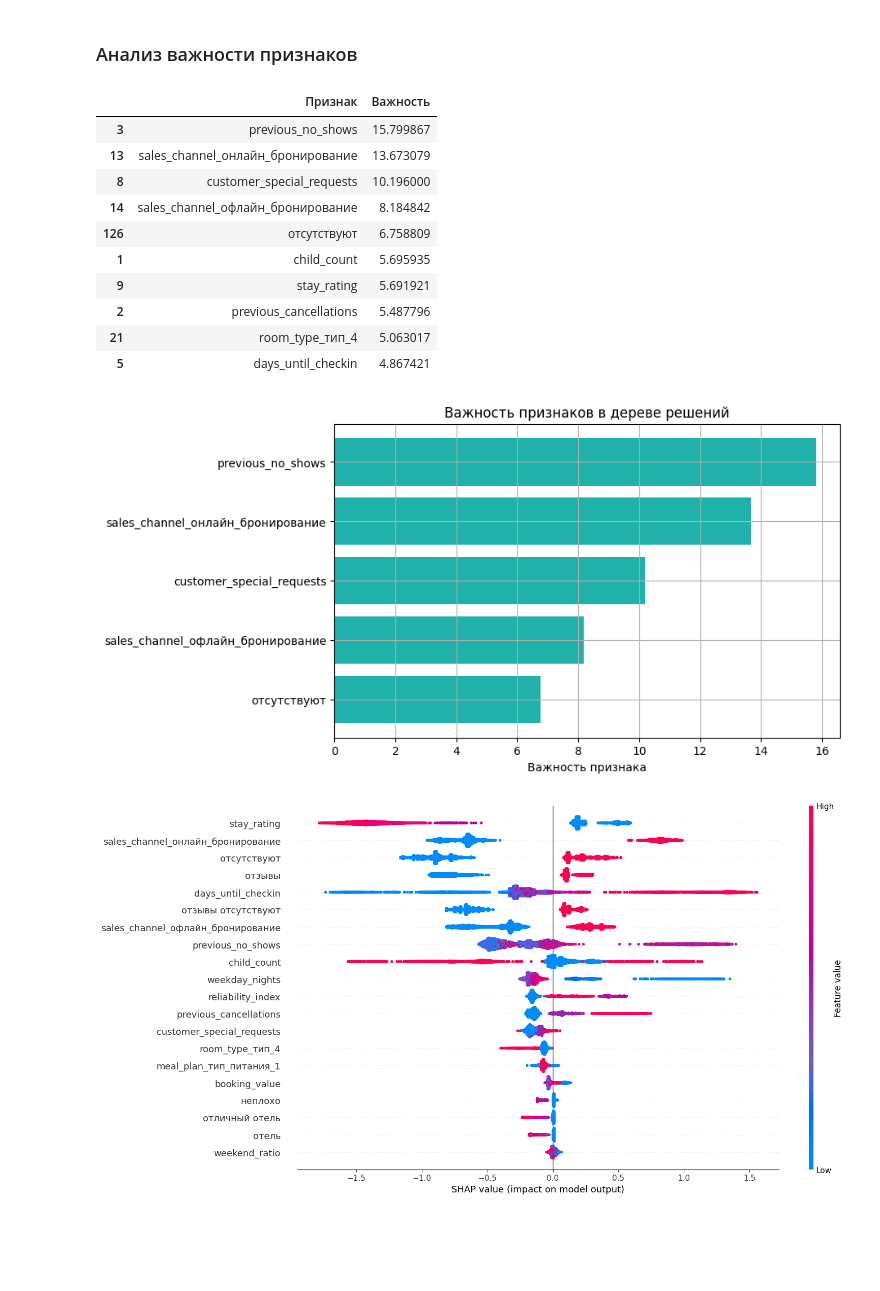
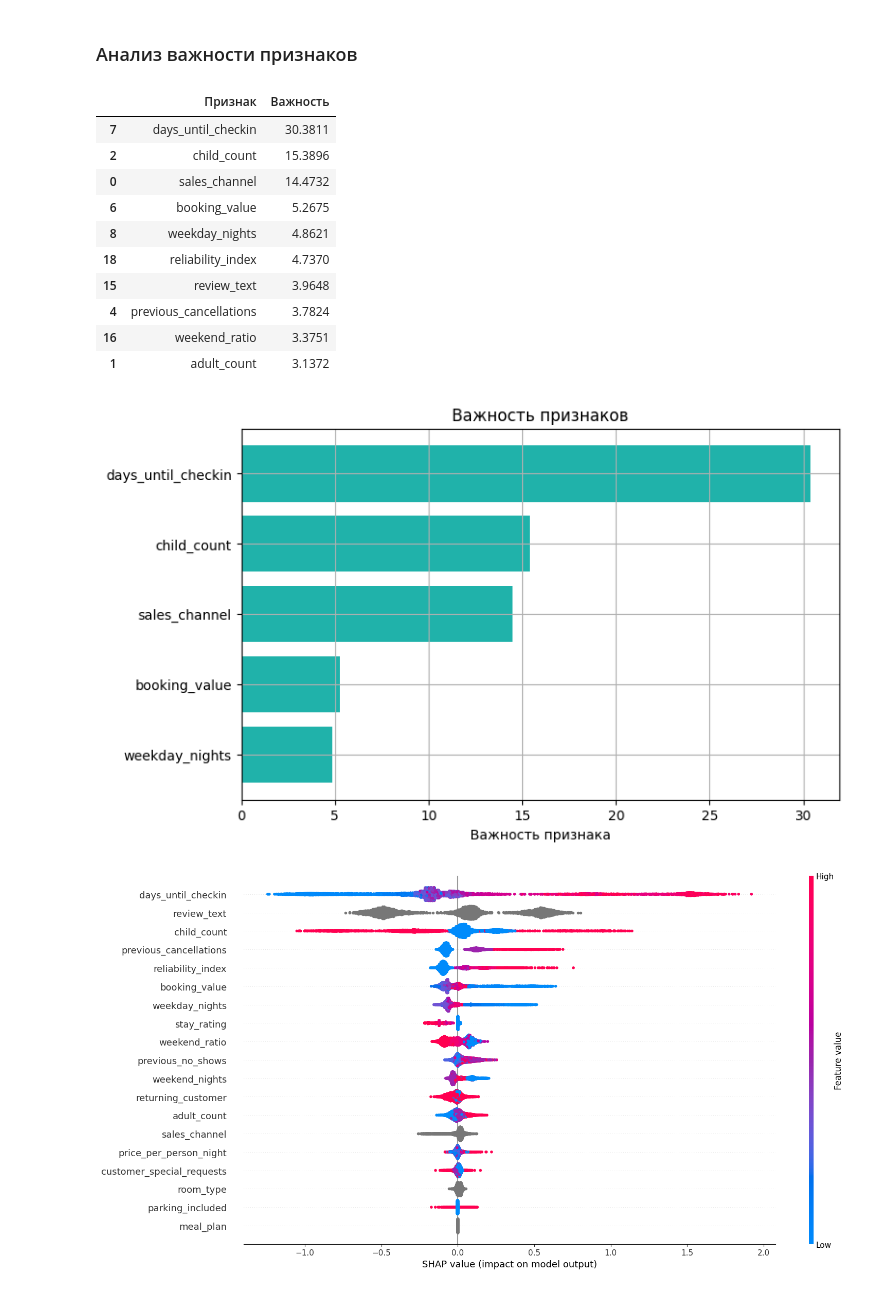
Before and after one commit to KatsayArtemDev/ML, a Jupyter notebook: classification/reservation_cancellation/reservation_cancellation_predictor.ipynb, the cells around one changed output. Cells and saved outputs as stored; diff of their text form; code cells hidden in the pictures; blank space fills up the shorter version.

```diff
--- a/classification/reservation_cancellation/reservation_cancellation_predictor.ipynb
+++ b/classification/reservation_cancellation/reservation_cancellation_predictor.ipynb
@@ -1397,13 +1437,13 @@ def check_calibration(y_true, y_proba, label):
 
     mce_score = calculate_mce(y_true, y_proba)
     print(f"\nОценка MCE: {mce_score:.4f}")
+# %%
+best_model = CatBoostClassifier(
+    **cb_fixed_params,
+    **cb_base_bp
+)
 # %%
-best_pipeline = get_smote_pipeline(
-    tree_preprocessor,
-    CatBoostClassifier(**cb_fixed_params, **cb_smote_bp)
-)
-
-best_pipeline.fit(X_train, y_train)
-y_proba_calib = best_pipeline.predict_proba(X_calib)[:, 1]
+best_model.fit(X_train, y_train, **cb_fixed_fit_params)
+y_proba_calib = best_model.predict_proba(X_calib)[:, 1]
 check_calibration(y_calib, y_proba_calib, 'До калибровки')
 # %% [output]
@@ -1416,18 +1456,22 @@ check_calibration(y_calib, y_proba_calib, 'До калибровки')
 # %%
+tscv = TimeSeriesSplit(n_splits=5)
+
 calibrator_iso = CalibratedClassifierCV(
-    estimator=best_pipeline,
+    estimator=clone(best_model),
     method='isotonic',
+    cv=tscv,
 )
-calibrator_iso.fit(X_calib, y_calib)
+calibrator_iso.fit(X_train, y_train, **cb_fixed_fit_params)
 
 y_proba_calib = calibrator_iso.predict_proba(X_calib)[:, 1]
 check_calibration(y_calib, y_proba_calib, 'После калибровки [isotonic]')
 
 calibrator = CalibratedClassifierCV(
-    estimator=best_pipeline,
+    estimator=clone(best_model),
     method='sigmoid',
+    cv=tscv
 )
-calibrator.fit(X_calib, y_calib)
+calibrator.fit(X_train, y_train, **cb_fixed_fit_params)
 
 y_proba_calib = calibrator.predict_proba(X_calib)[:, 1]
 check_calibration(y_calib, y_proba_calib, 'После калибровки [sigmoid]')
@@ -1451,3 +1495,5 @@ check_calibration(y_calib, y_proba_calib, 'После калибровки [sigm
+# %%
+y_proba_calib = calibrator_iso.predict_proba(X_calib)[:, 1]
 # %% [markdown]
 ### Поиск порога классификации
 # %%
@@ -1687,22 +1733,21 @@ def show_model_analysis(pipeline, X_test, y_pred):
     plt.tight_layout()
     plt.show()
 # %%
-
-y_proba_test = best_pipeline.predict_proba(X_test)[:, 1]
+y_proba_test = calibrator_iso.predict_proba(X_test)[:, 1]
 y_pred = (y_proba_test >= threshold).astype(int)
 
-show_model_analysis(best_pipeline, X_test, y_pred)
+show_model_analysis(calibrator_iso, X_test, y_pred)
 # %% [output]
 |  | Признак | Важность |
-| 3 | previous_no_shows | 15.799867 |
-| 13 | sales_channel_онлайн_бронирование | 13.673079 |
-| 8 | customer_special_requests | 10.196000 |
-| 14 | sales_channel_офлайн_бронирование | 8.184842 |
-| 126 | отсутствуют | 6.758809 |
-| 1 | child_count | 5.695935 |
-| 9 | stay_rating | 5.691921 |
-| 2 | previous_cancellations | 5.487796 |
-| 21 | room_type_тип_4 | 5.063017 |
-| 5 | days_until_checkin | 4.867421 |
+| 7 | days_until_checkin | 30.3811 |
+| 2 | child_count | 15.3896 |
+| 0 | sales_channel | 14.4732 |
+| 6 | booking_value | 5.2675 |
+| 8 | weekday_nights | 4.8621 |
+| 18 | reliability_index | 4.7370 |
+| 15 | review_text | 3.9648 |
+| 4 | previous_cancellations | 3.7824 |
+| 16 | weekend_ratio | 3.3751 |
+| 1 | adult_count | 3.1372 |
-[figure, old version]
+[figure, new version]
-[figure, old version]
+[figure, new version]
```
Also changed, not shown: parts of 55 cells of this notebook.
